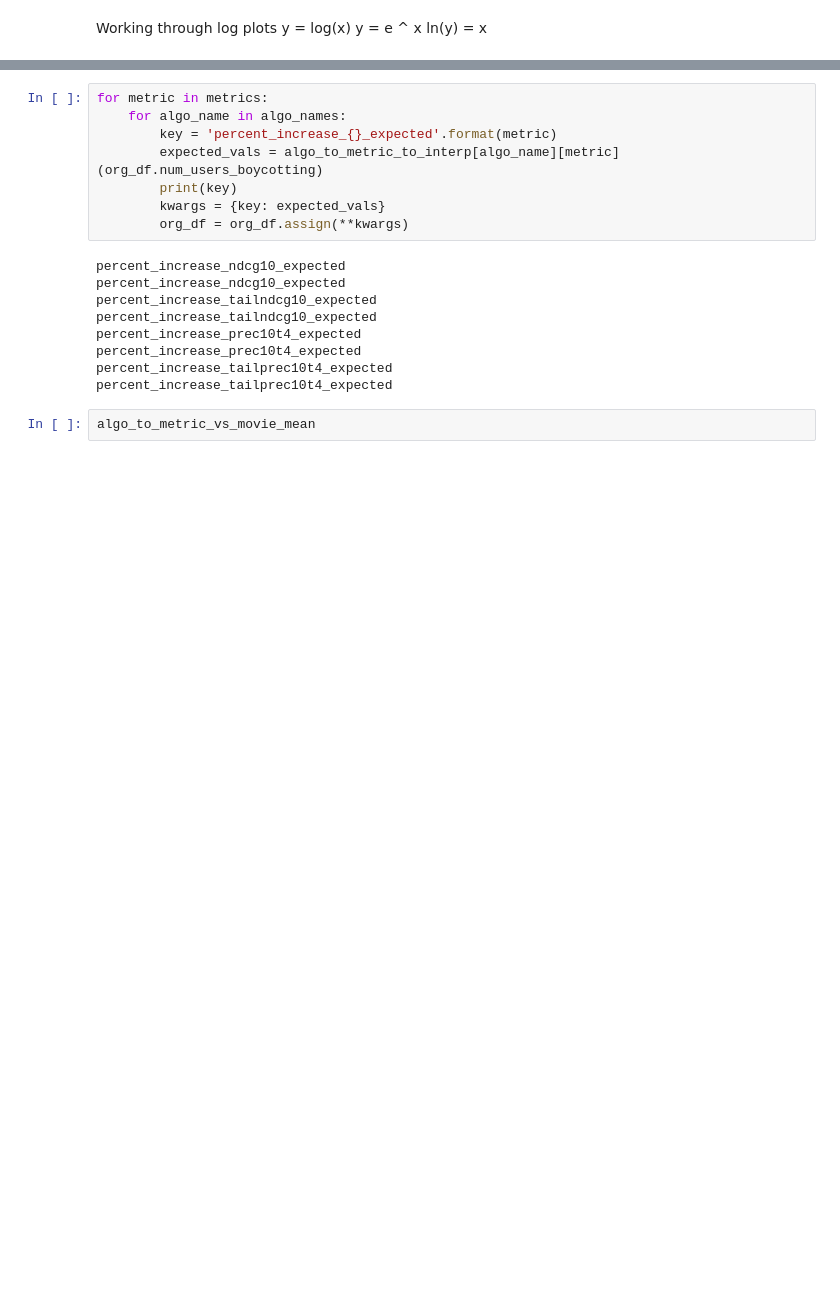
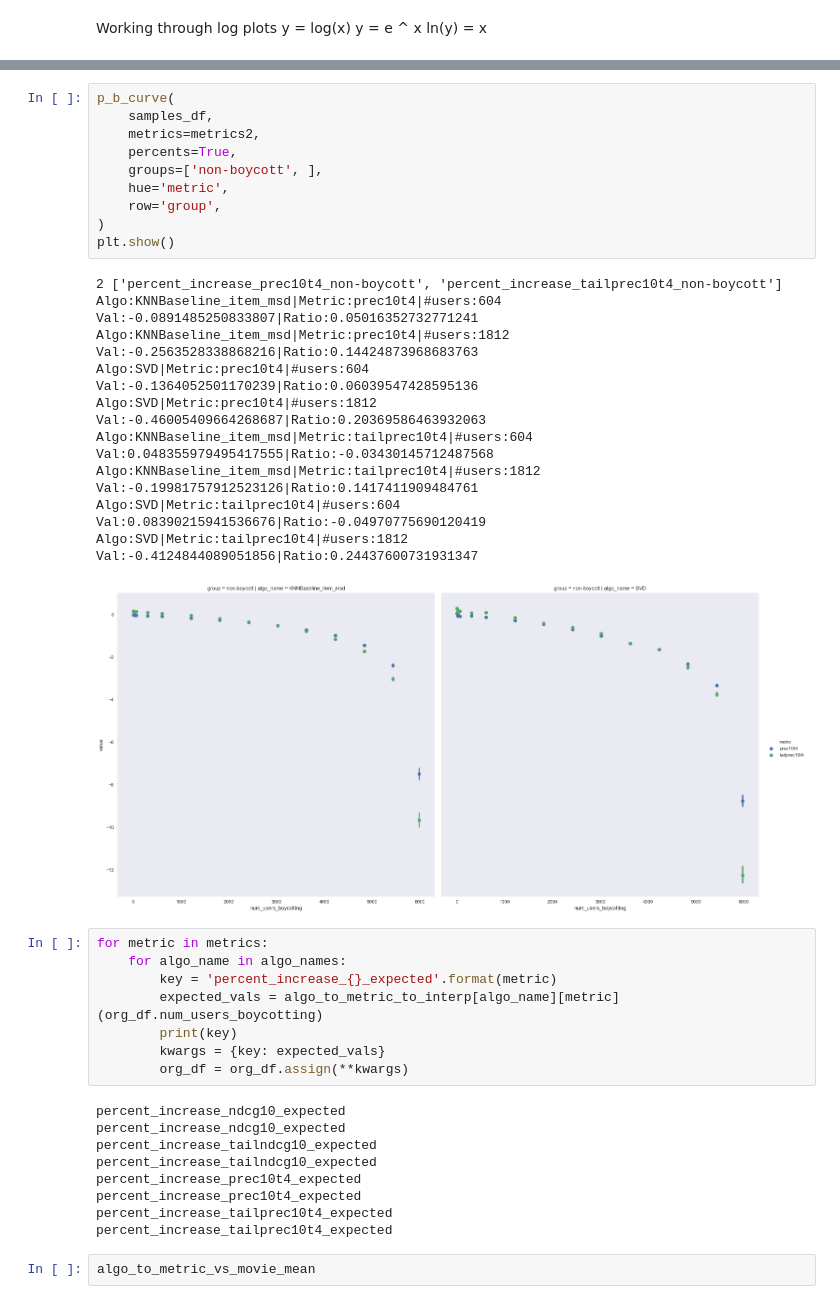
Before and after one commit to nickmvincent/surprise_sandbox, a Jupyter notebook: visualize-v02.ipynb, the cells around one changed output, grey strips where cells are left out. Saved outputs shown, nothing was run; the diff lists cells and outputs as text; blank space fills up the shorter version.

```diff
--- a/visualize-v02.ipynb
+++ b/visualize-v02.ipynb
@@ -298,3 +331,32 @@ Metric: tailprec10t4; Num Users: 1812, Val: -0.5246533967136329, Ratio: 0.310830
+# %%
+p_b_curve(
+    samples_df,
+    metrics=metrics2,
+    percents=True,
+    groups=['non-boycott', ],
+    hue='metric',
+    row='group',
+)
+plt.show()
+# %% [output]
+2 ['percent_increase_prec10t4_non-boycott', 'percent_increase_tailprec10t4_non-boycott']
+Algo:KNNBaseline_item_msd|Metric:prec10t4|#users:604
+Val:-0.0891485250833807|Ratio:0.05016352732771241
+Algo:KNNBaseline_item_msd|Metric:prec10t4|#users:1812
+Val:-0.2563528338868216|Ratio:0.14424873968683763
+Algo:SVD|Metric:prec10t4|#users:604
+Val:-0.1364052501170239|Ratio:0.06039547428595136
+Algo:SVD|Metric:prec10t4|#users:1812
+Val:-0.46005409664268687|Ratio:0.20369586463932063
+Algo:KNNBaseline_item_msd|Metric:tailprec10t4|#users:604
+Val:0.048355979495417555|Ratio:-0.03430145712487568
+Algo:KNNBaseline_item_msd|Metric:tailprec10t4|#users:1812
+Val:-0.19981757912523126|Ratio:0.1417411909484761
+Algo:SVD|Metric:tailprec10t4|#users:604
+Val:0.08390215941536676|Ratio:-0.04970775690120419
+Algo:SVD|Metric:tailprec10t4|#users:1812
+Val:-0.4124844089051856|Ratio:0.24437600731931347
+[figure, added]
 # %%
 for metric in metrics:
     for algo_name in algo_names:
```
Also changed, not shown: parts of 14 cells of this notebook, 8 other files.
